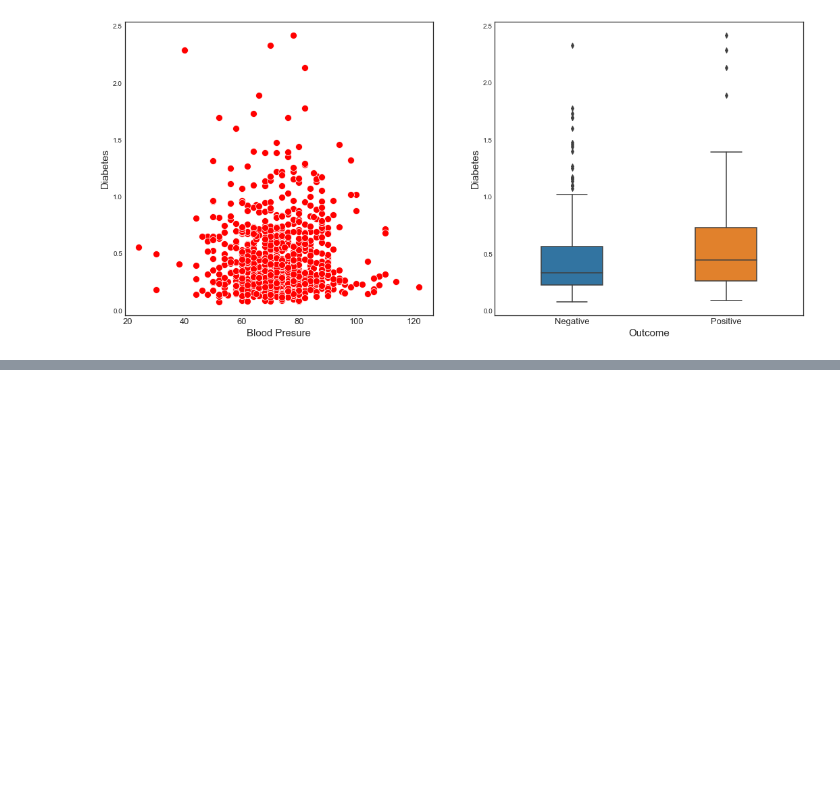
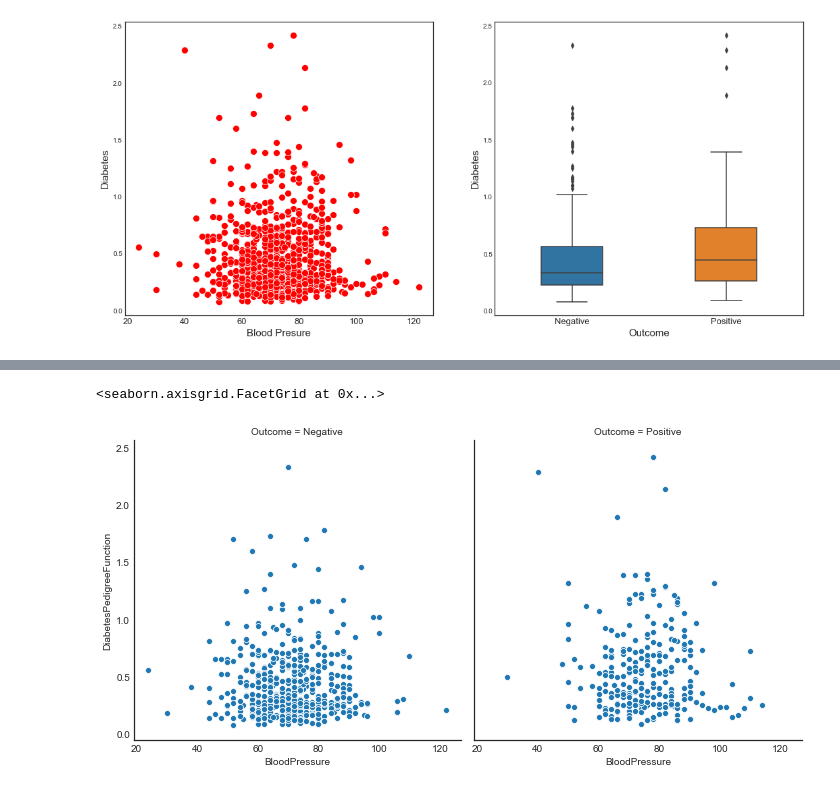
Before and after one commit to LeoUCD/Linear_Models_in_Python, a Jupyter notebook: Chapter1_Introduction.ipynb, the cells around one changed output, grey strips where cells are left out. Saved outputs shown, nothing was run; the diff lists cells and outputs as text; code cells hidden in the pictures; blank space fills up the shorter version.

```diff
--- a/Chapter1_Introduction.ipynb
+++ b/Chapter1_Introduction.ipynb
@@ -190,0 +223,5 @@ for item in ax1.get_xticklabels():
+# %%
+sns.relplot(x='BloodPressure', y='DiabetesPedigreeFunction', data=pima,col='Outcome')
+# %% [output]
+<seaborn.axisgrid.FacetGrid at 0x...>
+[figure, added]
```
Also changed, not shown: parts of 35 cells of this notebook.
